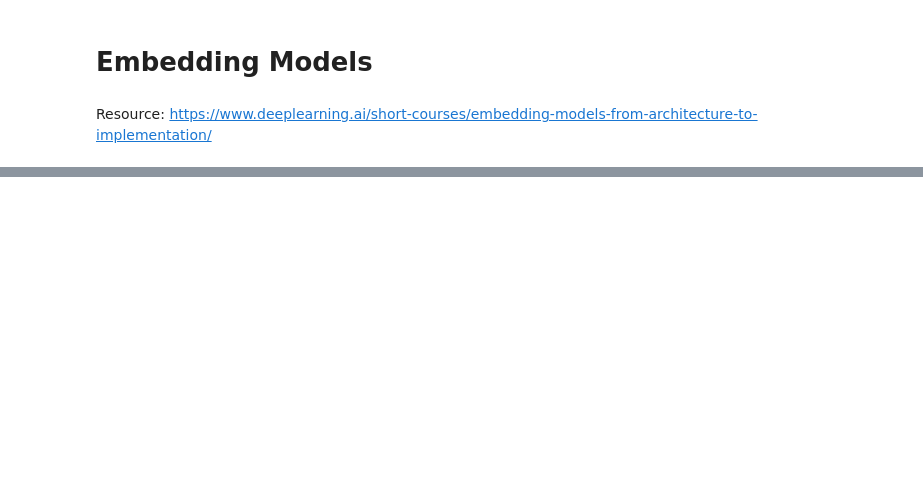
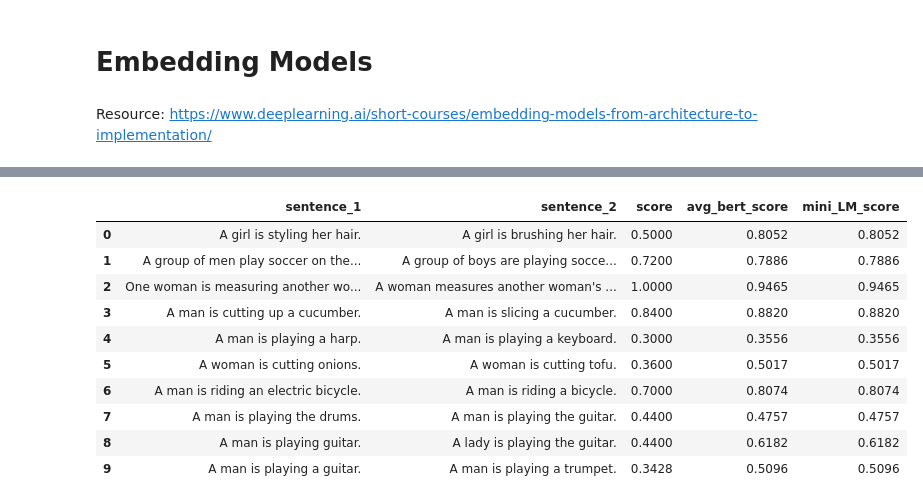
Before and after one commit to mchojna/llm-playground, a Jupyter notebook: 01-embedding-models/embedding_models.ipynb, the cells around one changed output, grey strips where cells are left out. Saved outputs shown, nothing was run; the diff lists cells and outputs as text; code cells hidden in the pictures; blank space fills up the shorter version.

```diff
--- a/01-embedding-models/embedding_models.ipynb
+++ b/01-embedding-models/embedding_models.ipynb
@@ -11,0 +172,13 @@ ImportError: cannot import name 'triu' from 'scipy.linalg' (/Users/mchojna/Docum
+# %%
+def cosine_similarity_matrix(featuers):
+    norms = np.linalg.norm(
+        featuers,
+        axis=1,
+        keepdims=True,
+    )
+    normalized_featuers = featuers / norms
+
+    similarity_matrix = np.inner(normalized_featuers, normalized_featuers)
+    rounded_similarity_matrix = np.round(similarity_matrix, 4)
+
+    return rounded_similarity_matrix
@@ -11,0 +228,11 @@ ImportError: cannot import name 'triu' from 'scipy.linalg' (/Users/mchojna/Docum
+# %%
+from datasets import load_dataset
+import pandas as pd
+
+sts_dataset = load_dataset("mteb/stsbenchmark-sts")
+sts = pd.DataFrame({
+    'sentence_1': sts_dataset['test']['sentence1'],
+    'sentence_2': sts_dataset['test']['sentence2'],
+    'score': [x/5 for x in sts_dataset['test']['score']]
+})
+sts.head(10)
@@ -11,0 +251,26 @@ ImportError: cannot import name 'triu' from 'scipy.linalg' (/Users/mchojna/Docum
+# %%
+def sim_two_sentences(s1, s2):
+    emb1 = get_sentence_embedding(s1)
+    emb2 = get_sentence_embedding(s2)
+    sim = cosine_similarity_matrix(
+        np.vstack([emb1, emb2])
+    )
+    return sim[0, 1]
+# %%
+n_examples = 50
+sts = sts.head(n_examples)
+# %%
+sts["avg_bert_score"] = np.vectorize(sim_two_sentences) (sts["sentence_1"], sts["sentence_2"])
+sts.head(10)
+# %% [output]
+|  | sentence_1 | sentence_2 | score | avg_bert_score | mini_LM_score |
+| 0 | A girl is styling her hair. | A girl is brushing her hair. | 0.5000 | 0.8052 | 0.8052 |
+| 1 | A group of men play soccer on the... | A group of boys are playing socce... | 0.7200 | 0.7886 | 0.7886 |
+| 2 | One woman is measuring another wo... | A woman measures another woman's ... | 1.0000 | 0.9465 | 0.9465 |
+| 3 | A man is cutting up a cucumber. | A man is slicing a cucumber. | 0.8400 | 0.8820 | 0.8820 |
+| 4 | A man is playing a harp. | A man is playing a keyboard. | 0.3000 | 0.3556 | 0.3556 |
+| 5 | A woman is cutting onions. | A woman is cutting tofu. | 0.3600 | 0.5017 | 0.5017 |
+| 6 | A man is riding an electric bicycle. | A man is riding a bicycle. | 0.7000 | 0.8074 | 0.8074 |
+| 7 | A man is playing the drums. | A man is playing the guitar. | 0.4400 | 0.4757 | 0.4757 |
+| 8 | A man is playing guitar. | A lady is playing the guitar. | 0.4400 | 0.6182 | 0.6182 |
+| 9 | A man is playing a guitar. | A man is playing a trumpet. | 0.3428 | 0.5096 | 0.5096 |
```
Also changed, not shown: parts of 51 cells of this notebook, 3 other files.
